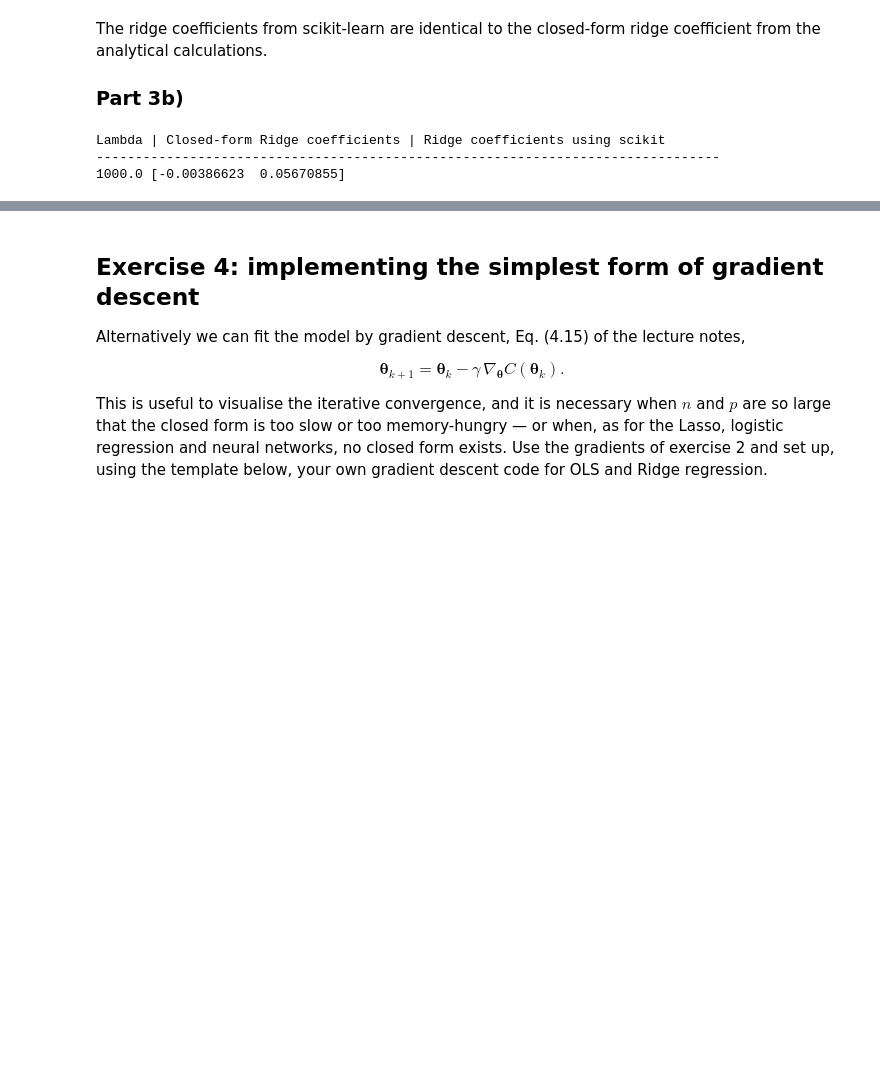
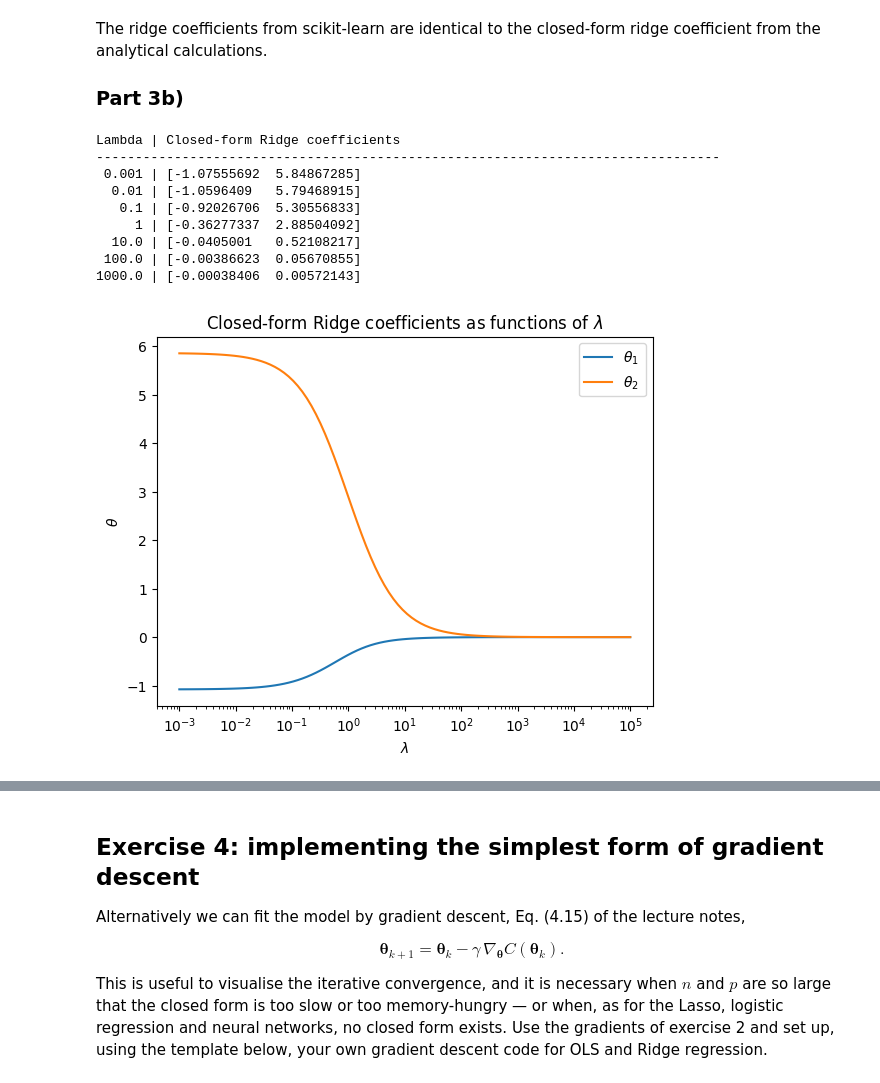
Before and after one commit to viktokr/FYS_STK4155-ukesoppgaver, a Jupyter notebook: exercisesweek37-Nora.ipynb, the cells around one changed output, grey strips where cells are left out. Cells and saved outputs as stored; diff of their text form; code cells hidden in the pictures; blank space fills up the shorter version.

```diff
--- a/exercisesweek37-Nora.ipynb
+++ b/exercisesweek37-Nora.ipynb
@@ -219,33 +219,47 @@ The ridge coefficients from scikit-learn are identical to the closed-form ridge
 # %%
 def Ridge_Coeffs(lam):
     n_features = X_norm.shape[1]
     I = np.eye(n_features)
     theta_closed_formRidge = np.linalg.solve(X_norm.T @ X_norm + n * lam * I, X_norm.T @ y_centered)
 
-    return theta_closed_formRidge[0], theta_closed_formRidge[1]
+    return theta_closed_formRidge
 
 
-lambda_values = np.linspace(1e-2, 1e2, 10000)
+lambda_values = np.logspace(-3, 5, 100)
 theta_x = np.zeros(len(lambda_values))
 theta_x2 = np.zeros(len(lambda_values))
 
 for i in range(len(lambda_values)):
-    theta_x[i], theta_x2[i] = Ridge_Coeffs(lambda_values[i])
+    theta = Ridge_Coeffs(lambda_values[i])
+    theta_x[i] = theta[0]
+    theta_x2[i] = theta[1]
 
 print(f'Lambda | Closed-form Ridge coefficients')
 print('-' * 80)
-selected_lam = (1e-2, 1e-1, 1, 1e1, 1e2)
+selected_lam = (1e-3, 1e-2, 1e-1, 1, 1e1, 1e2, 1e3)
 for l in selected_lam:
-    thetas_x, thetas_x2 = Ridge_Coeffs(l)
+    coeffs = Ridge_Coeffs(l)
 
-    print(f'{l:>6} {thetas_x, thetas_x2}')
+    print(f'{l:>6} | {coeffs}')
 
 
-plt.plot(lambda_values, theta_x)
-plt.plot(lambda_values, theta_x2)
+plt.plot(lambda_values, theta_x, label = r'$\theta_1$ ')
+plt.plot(lambda_values, theta_x2, label = r'$\theta_2$ ')
+plt.xscale('log')
+plt.title(r'Closed-form Ridge coefficients as functions of $\lambda$')
+plt.xlabel(r'$\lambda$')
+plt.ylabel(r'$\theta$')
+plt.legend()
 plt.show()
 # %% [output]
-Lambda | Closed-form Ridge coefficients | Ridge coefficients using scikit
+Lambda | Closed-form Ridge coefficients
 --------------------------------------------------------------------------------
-1000.0 [-0.00386623  0.05670855]
+ 0.001 | [-1.07555692  5.84867285]
+  0.01 | [-1.0596409   5.79468915]
+   0.1 | [-0.92026706  5.30556833]
+     1 | [-0.36277337  2.88504092]
+  10.0 | [-0.0405001   0.52108217]
+ 100.0 | [-0.00386623  0.05670855]
+1000.0 | [-0.00038406  0.00572143]
+[figure, added]
 # %% [markdown]
```
Also changed, not shown: parts of 1 cell of this notebook.
